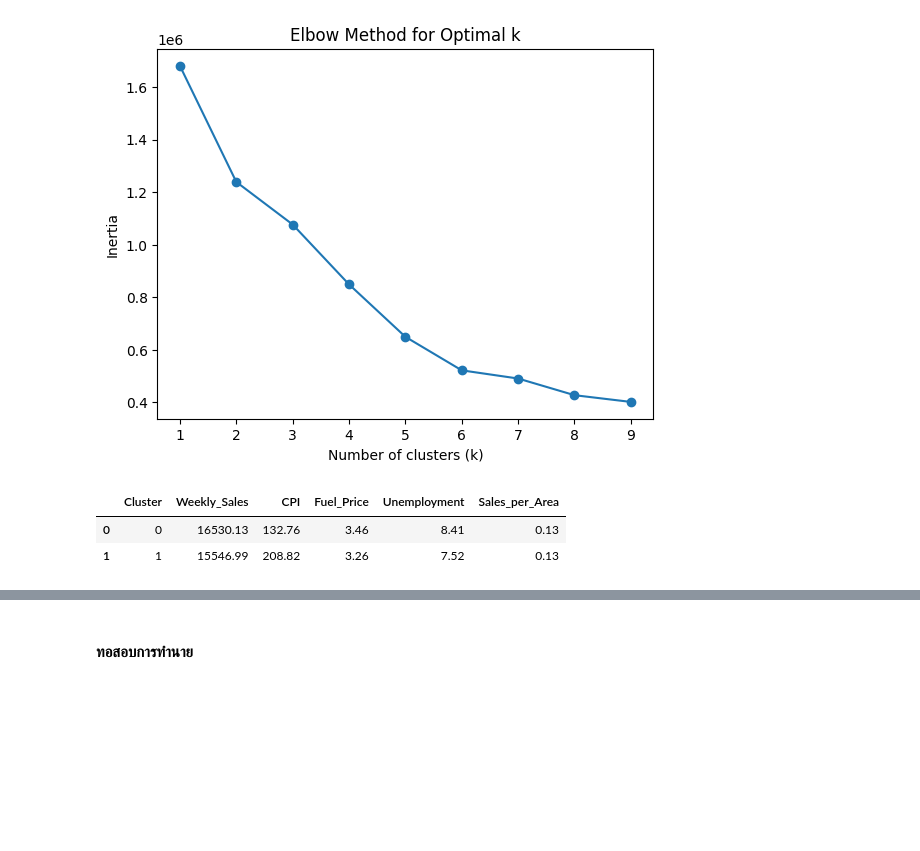
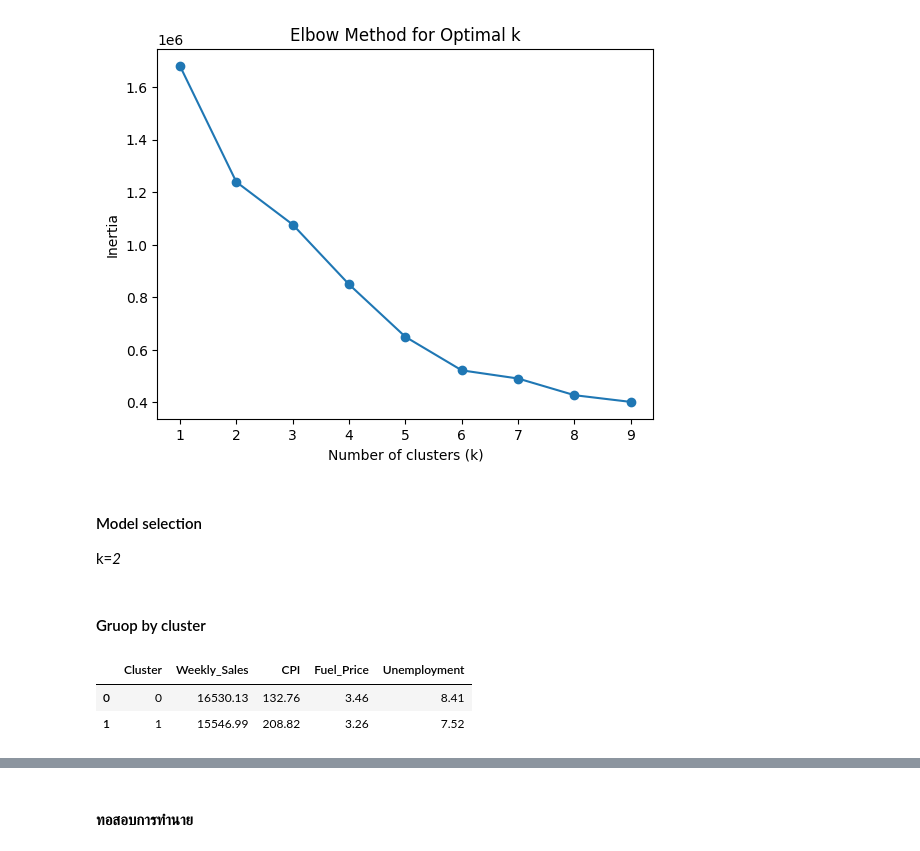
Before and after one commit to jangInw007/A4-Data-Analytics-and-Modeling, a Jupyter notebook: Group_A4_Data_Analytics_and_Modeling.ipynb, the cells around one changed output, grey strips where cells are left out. Drawn from its saved outputs; the diff is of its cells as text; code cells hidden in the pictures; blank space fills up the shorter version.

Commit message:
Clustering

```diff
--- a/Group_A4_Data_Analytics_and_Modeling.ipynb
+++ b/Group_A4_Data_Analytics_and_Modeling.ipynb
@@ -398,4 +418,7 @@ plt.title('Elbow Method for Optimal k')
 plt.show()
 # %% [output]
 [figure]
+# %% [markdown]
+#### Model selection
+k=*2*
 # %%
@@ -403,11 +427,13 @@ plt.show()
 kmeans = KMeans(n_clusters=2, random_state=42)
 df['Cluster'] = kmeans.fit_predict(X_scaled)
+# %% [markdown]
+#### Gruop by cluster
 # %%
 # แบ่งกลุ่ม
 # Include 'Size' in the features for calculating the mean
-cluster_profile = df.groupby('Cluster')[features + ['Sales_per_Area']].mean().round(2)
+cluster_profile = df.groupby('Cluster')[features].mean().round(2)
 cluster_profile.reset_index()
 # %% [output]
-|  | Cluster | Weekly_Sales | CPI | Fuel_Price | Unemployment | Sales_per_Area |
-| 0 | 0 | 16530.13 | 132.76 | 3.46 | 8.41 | 0.13 |
-| 1 | 1 | 15546.99 | 208.82 | 3.26 | 7.52 | 0.13 |
+|  | Cluster | Weekly_Sales | CPI | Fuel_Price | Unemployment |
+| 0 | 0 | 16530.13 | 132.76 | 3.46 | 8.41 |
+| 1 | 1 | 15546.99 | 208.82 | 3.26 | 7.52 |
```
Also changed, not shown: parts of 12 cells of this notebook.
